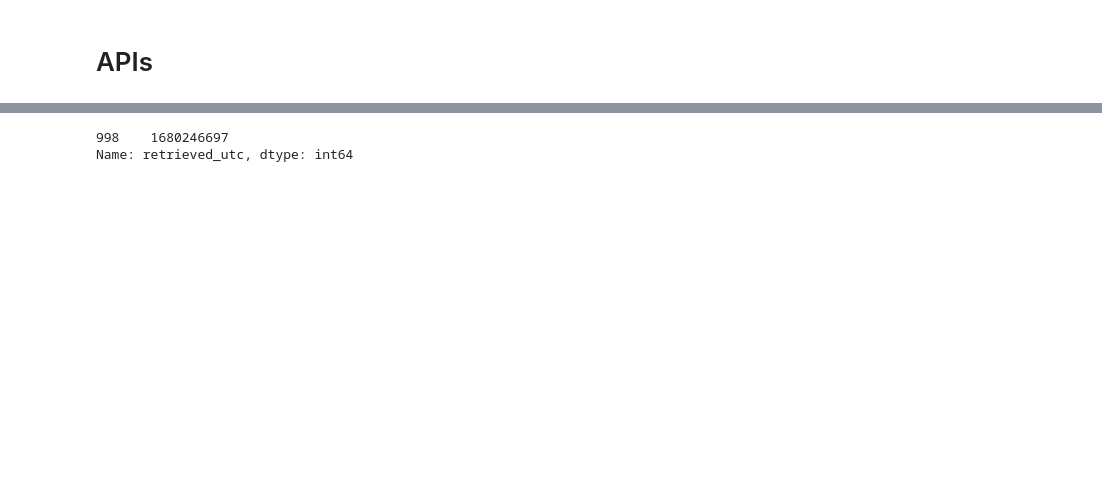
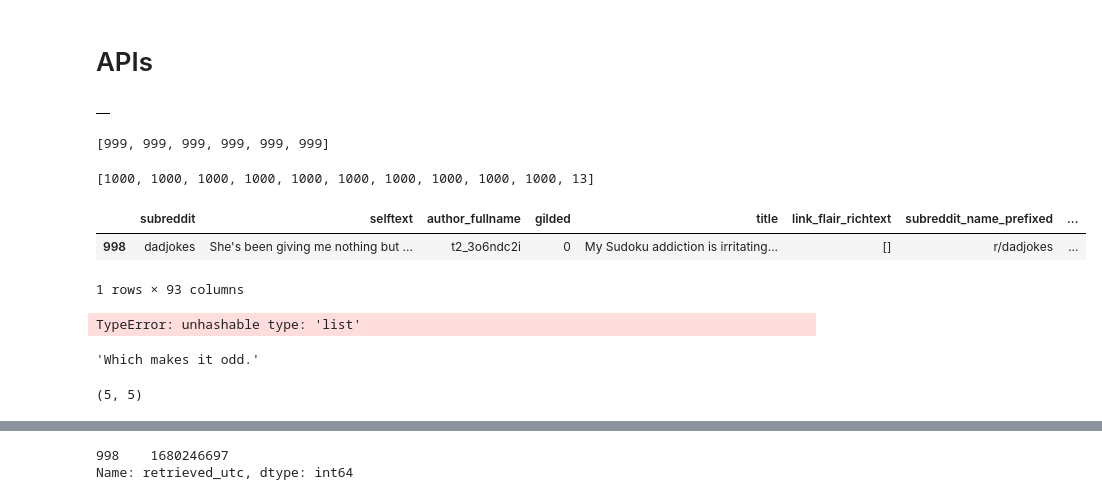
Before and after one commit to drossDS/Humor_Identification_with_NLP, a Jupyter notebook: project-3-ddr.ipynb, the cells around one changed output, grey strips where cells are left out. Drawn from its saved outputs; the diff is of its cells as text; code cells hidden in the pictures; blank space fills up the shorter version.

```diff
--- a/project-3-ddr.ipynb
+++ b/project-3-ddr.ipynb
@@ -24,3 +39,61 @@ def data_getter(subreddit, samples):
+# %%
+data_getter_test('dadjokes')
+# %% [output]
+|  |
+# %%
+#  Source inspiring this code:  https://stackoverflow.com/questions/3459098/create-list-of-single-item-repeated-n-times
+
+[999] * 5 + [999]
+# %% [output]
+[999, 999, 999, 999, 999, 999]
+# %%
+n = 10002
+
+runs = [1000]*(n//999) + [n%999+1]
+runs
+# %% [output]
+[1000, 1000, 1000, 1000, 1000, 1000, 1000, 1000, 1000, 1000, 13]
+# %%
+dad_jokes_1.tail(1)
+# %% [output]
+|  | subreddit | selftext | author_fullname | gilded | title | link_flair_richtext | subreddit_name_prefixed | ... |
+| 998 | dadjokes | She's been giving me nothing but ... | t2_3o6ndc2i | 0 | My Sudoku addiction is irritating... | [] | r/dadjokes | ... |
+1 rows × 93 columns
+# %%
+d_f = pd.DataFrame({
+    'brand': ['Yum Yum', 'Yum Yum', 'Indomie', 'Indomie', 'Indomie'],
+    'style': ['cup', 'cup', 'cup', 'pack', 'pack'],
+    'rating': [4, 4, 3.5, 15, 5]})
+d_f
+#dad_jokes_2.drop_duplicates()
+
+d_f = pd.DataFrame({
+    'brand': ['Yum Yum', 'Yum Yam', 'Indomie', 'Indomie', 'Indomie'],
+    'style': ['cup', 'cup', 'cup', 'pack', 'pack'],
+    'rating': [4, 4, 3.5, 15, 5]})
+d_f.drop_duplicates()
+
+
+dad_jokes_2.drop_duplicates()
+# %% [output]
+TypeError: unhashable type: 'list'
+# %%
+dummy_df = pd.DataFrame()
+dummy_df
+
+new_dad_df = pd.concat([dad_jokes_1, dad_jokes_2])
+#new_dad_df.drop_duplicates() # Source:  https://pandas.pydata.org/docs/reference/api/pandas.DataFrame.drop_duplicates.html#pandas.DataFrame.drop_duplicates
+
+#new_dad_df
+
+new_dad_df.iloc[0][1]
+# %% [output]
+'Which makes it odd.'
+# %%
+n = 5000
+n%999, n//999
+# %% [output]
+(5, 5)
 # %%
 params = {
     'subreddit': 'dadjokes',
```
Also changed, not shown: parts of 6 cells of this notebook.
